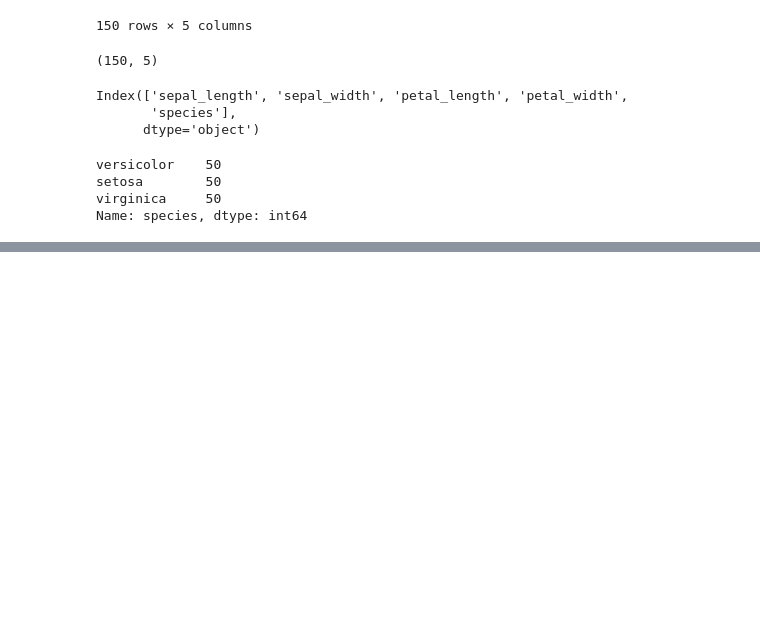
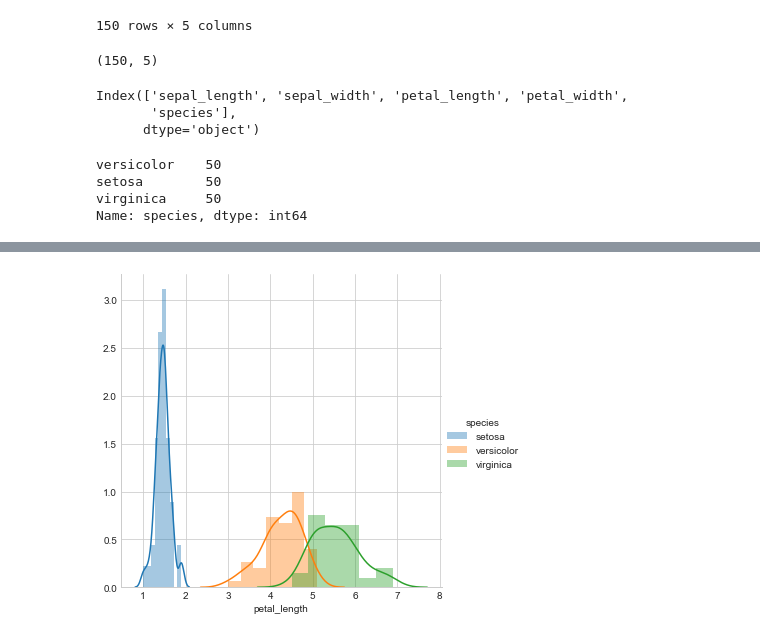
Before and after one commit to SKumarMN/MLPractice, a Jupyter notebook: Iris.ipynb, the cells around one changed output, grey strips where cells are left out. Saved outputs shown, nothing was run; the diff lists cells and outputs as text; code cells hidden in the pictures; blank space fills up the shorter version.

```diff
--- a/Iris.ipynb
+++ b/Iris.ipynb
@@ -59,0 +81,7 @@ plt.show()
+# %%
+#probablity density function
+sns.FacetGrid(df,hue="species",size=5)\
+.map(sns.distplot,"petal_length").add_legend()
+plt.show()
+# %% [output]
+[figure, added]
```
Also changed, not shown: parts of 4 cells of this notebook, 1 other file.
